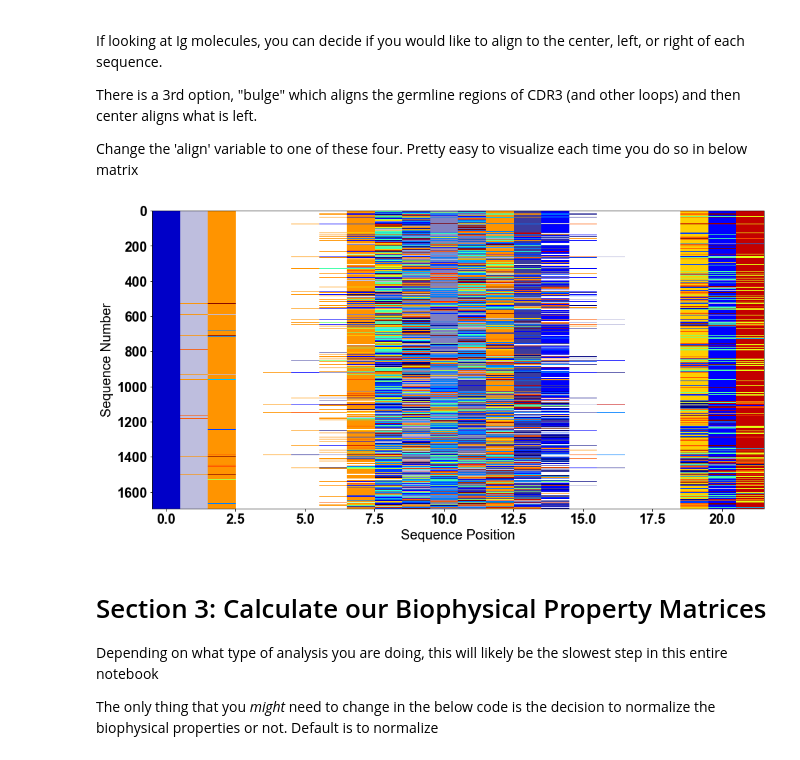
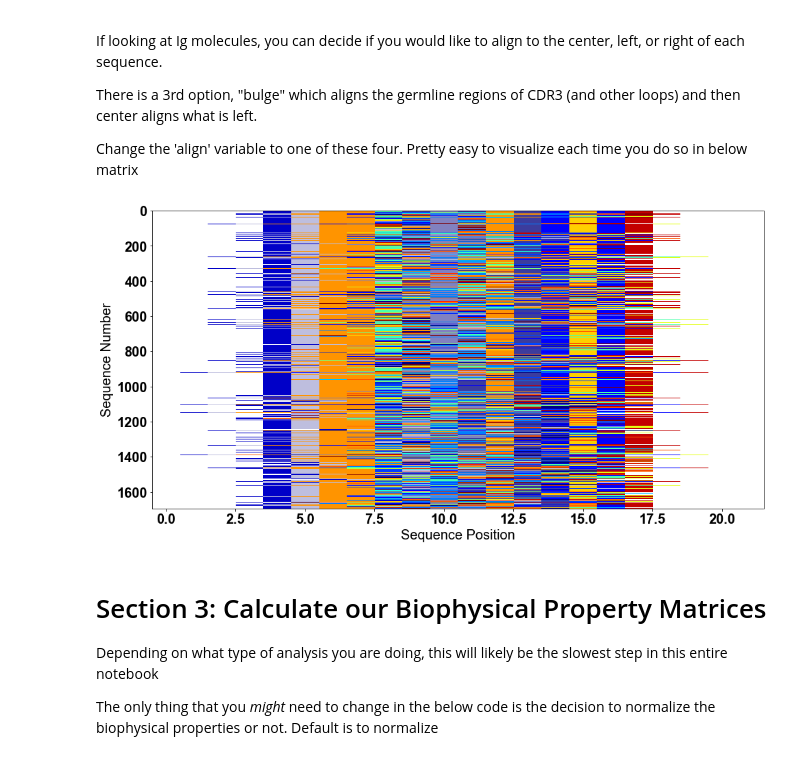
Before and after one commit to ctboughter/AIMS, a Jupyter notebook: AIMS_notebook.ipynb, the cells around one changed output. Cells and saved outputs as stored; diff of their text form; code cells hidden in the pictures.

```diff
--- a/AIMS_notebook.ipynb
+++ b/AIMS_notebook.ipynb
@@ -84,7 +84,7 @@ except:
 molecule = 'Ig'
 # Keep the brackets, even if only analyzing a single file
 fileName = ["siv_tl8.csv","siv_cm9.csv"]
-datName = ["TL8","CM9"]
+datName = ["dat1","dat2"]
 ######################################
 
 # An example of what Peptide analysis looks like
@@ -201,38 +201,38 @@ Change the 'align' variable to one of these four. Pretty easy to visualize each
 # %%
 #################################
 # The "align" option only changes alignments for Ig, not MSA encodings
-align = 'bulge'
+align = 'center'
 # This "pad" value only changes things if your alignemnt is "bulge"
 # Otherwise keep it defined as 8, again another dummy variable that you need to keep
 pad = 6
 #################################
 
 if molecule.lower() == 'ig':
     seq_MIpre = aims.gen_tcr_matrix(np.array(seqF),key = AA_num_key, giveSize = mat_size, alignment = align, bulge_pad=pad)
 elif molecule.lower() == 'peptide':
     seq_MIpre = aims.gen_tcr_matrix(np.array(seqF),key = AA_num_key, giveSize = mat_size, alignment = align, bulge_pad=pad)
 elif molecule.lower() == 'msa':
     AA_num_key_dash = np.hstack((AA_num_key,[0]))
     seq_MIpre = aims.gen_MSA_matrix(np.array(seqF),key = AA_num_key_dash, giveSize = mat_size)
 
 seq_MIf = pandas.DataFrame(np.transpose(seq_MIpre),columns = seqF.columns)
 
 fig, ax = pl.subplots(1, 1,squeeze=False,figsize=(16,8))
 ax[0,0].imshow(np.transpose(seq_MIf), interpolation='nearest', aspect='auto',cmap=cmap)
 ax[0,0].set_ylabel('Sequence Number')
 
 ######
 # It will help to have vertical dashed black lines to guide the viewer
 seq1_len = np.shape(seqF)[1]
 Numclones = int(seq1_len)
 if type(mat_size) != int:
     for i in np.arange(len(mat_size)-1):
         ax[0,0].plot( (mat_size[i] + sum(mat_size[:i]) - 0.5) * np.ones(Numclones),np.arange(Numclones),'k--',linewidth = 3)
 #######
 ax[0,0].set_xlabel('Sequence Position')
 pl.savefig(outputDir+'/AIMS_mat.pdf',format='pdf')
 # %% [output]
-[figure, old version]
+[figure, new version]
 # %% [markdown]
 # Section 3: Calculate our Biophysical Property Matrices
 Depending on what type of analysis you are doing, this will likely be the slowest step in this entire notebook
```
Also changed, not shown: parts of 3 cells of this notebook, 6 other files.
